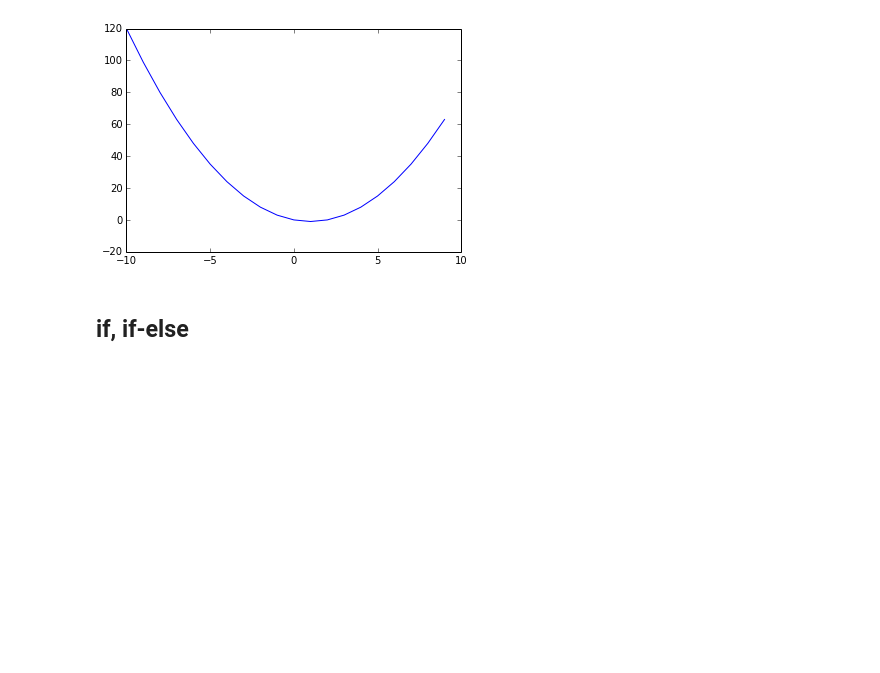
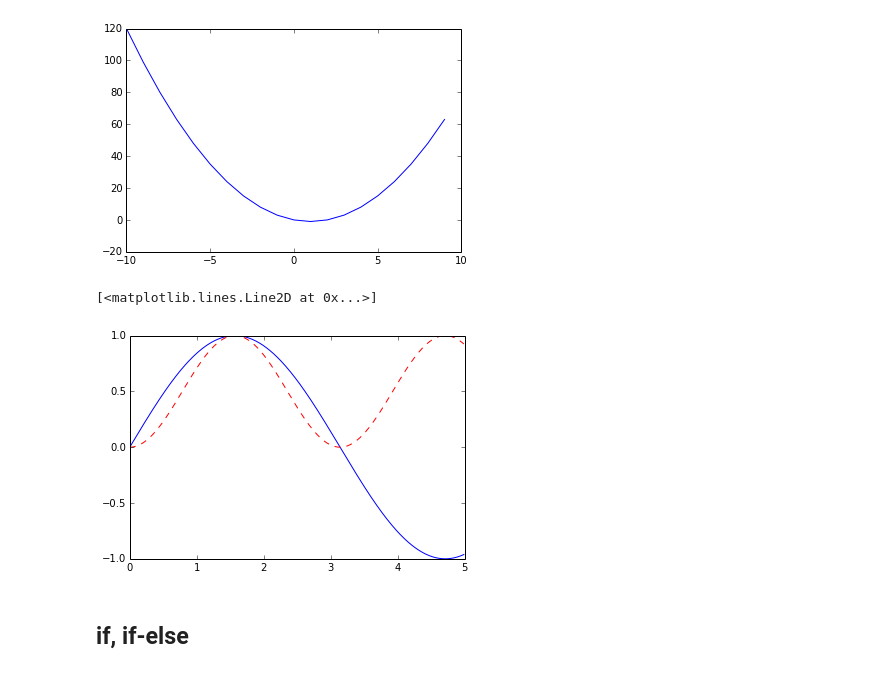
Before and after one commit to pmagwene/intro-scicomp-workshop, a Jupyter notebook: workshop1.ipynb, the cells around one changed output. Cells and saved outputs as stored; diff of their text form; code cells hidden in the pictures; blank space fills up the shorter version.

```diff
--- a/workshop1.ipynb
+++ b/workshop1.ipynb
@@ -495,6 +612,19 @@ plot(x,y)
 # %% [output]
 [<matplotlib.lines.Line2D at 0x...>]
 [figure]
+# %%
+def sin_squared(x):
+    return sin(x)**2
+
+x = [i*0.01 for i in range(500)]
+y = [sin_squared(i) for i in x]
+z = [sin(i) for i in x]
+
+plot(x,z)
+plot(x,y, color='red', linestyle='dashed')
+# %% [output]
+[<matplotlib.lines.Line2D at 0x...>]
+[figure, added]
 # %% [markdown]
 ## if, if-else
 # %%
```
Also changed, not shown: parts of 31 cells of this notebook.
